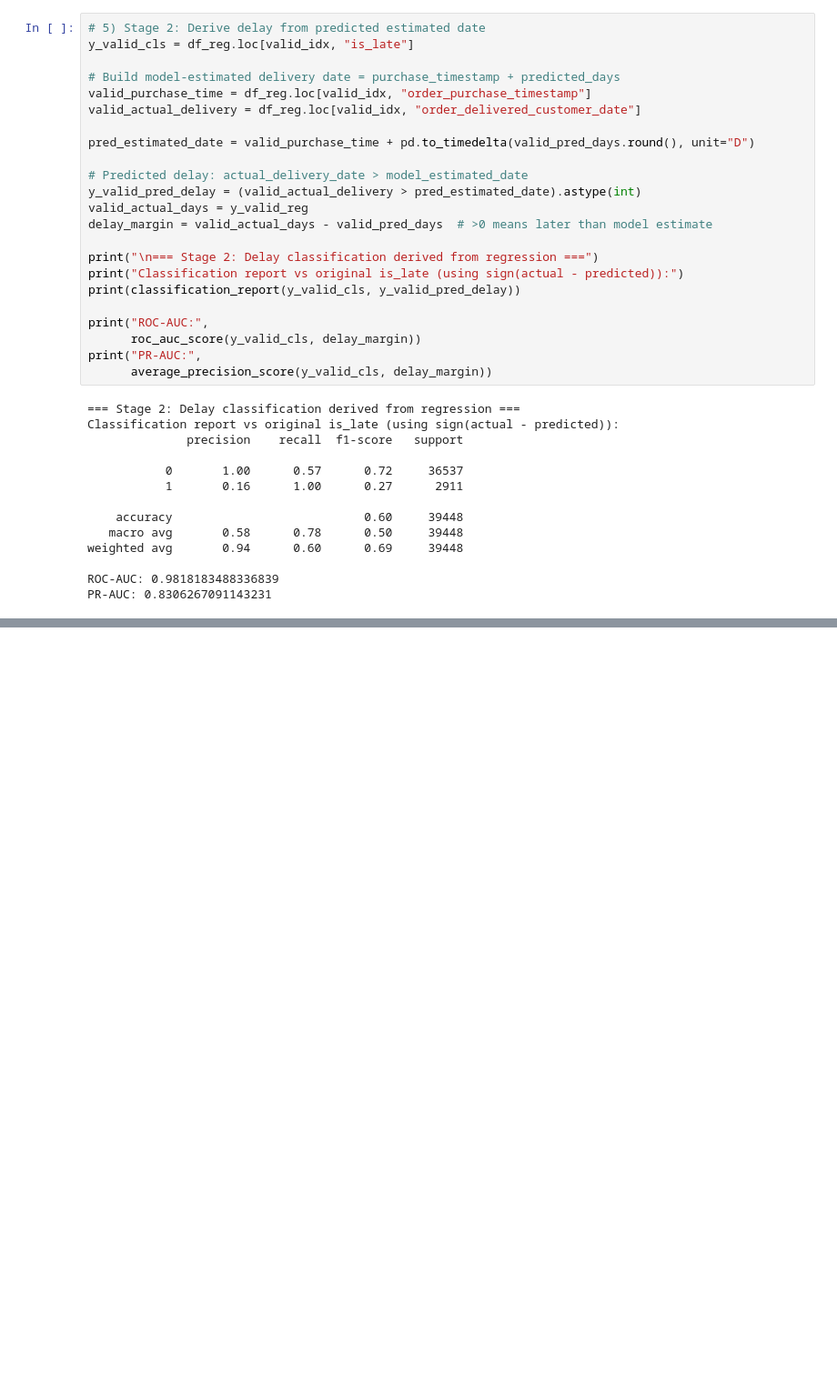
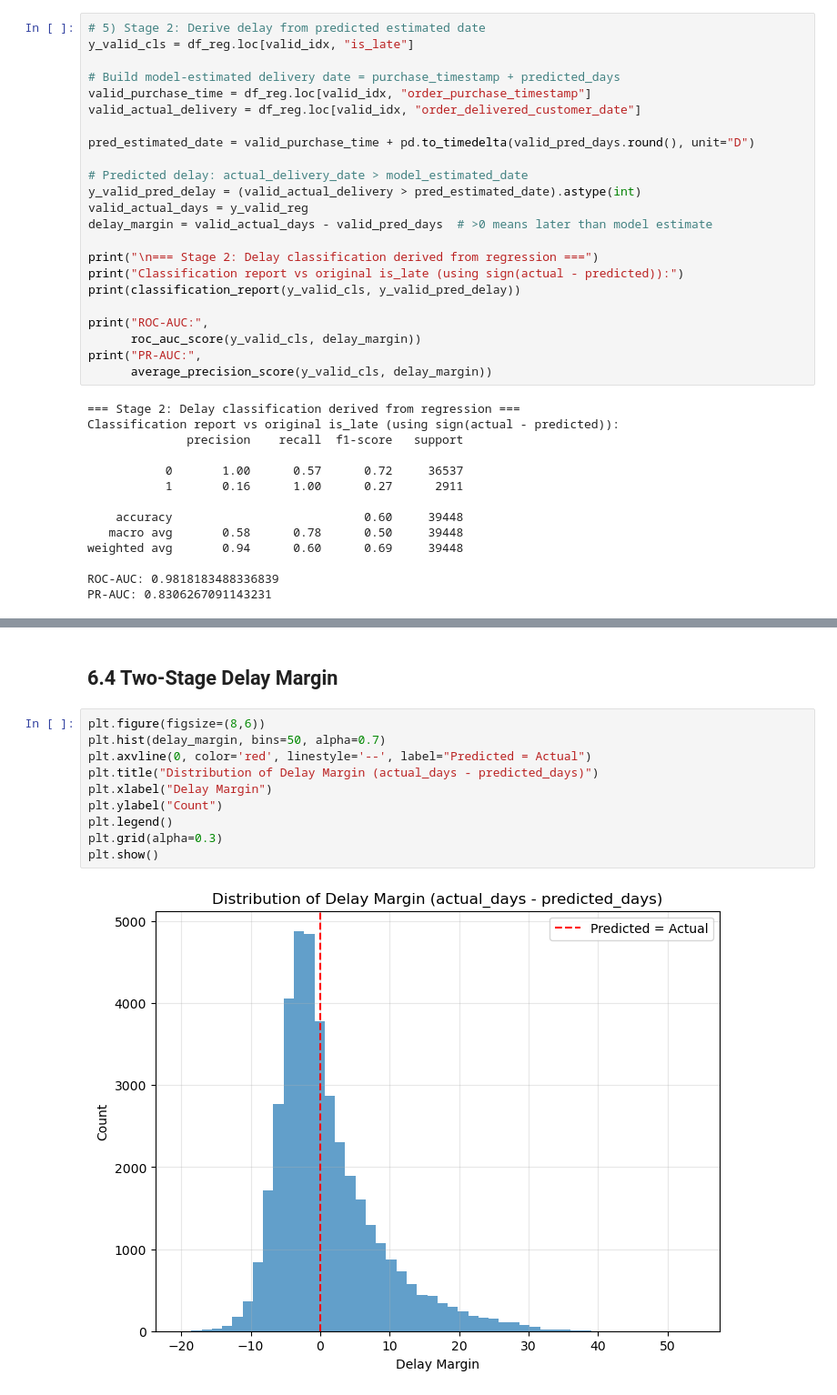
Before and after one commit to YunhuiDong/olist-delivery-satisfaction-team18, a Jupyter notebook: EDA.ipynb, the cells around one changed output, grey strips where cells are left out. Shown at 91% size. Cells and saved outputs as stored; diff of their text form; blank space fills up the shorter version.

```diff
--- a/EDA.ipynb
+++ b/EDA.ipynb
@@ -1440,0 +1749,14 @@ PR-AUC: 0.8306267091143231
+# %% [markdown]
+## 6.4 Two-Stage Delay Margin
+# %%
+plt.figure(figsize=(8,6))
+plt.hist(delay_margin, bins=50, alpha=0.7)
+plt.axvline(0, color='red', linestyle='--', label="Predicted = Actual")
+plt.title("Distribution of Delay Margin (actual_days - predicted_days)")
+plt.xlabel("Delay Margin")
+plt.ylabel("Count")
+plt.legend()
+plt.grid(alpha=0.3)
+plt.show()
+# %% [output]
+[figure, added]
```
Also changed, not shown: parts of 13 cells of this notebook.
